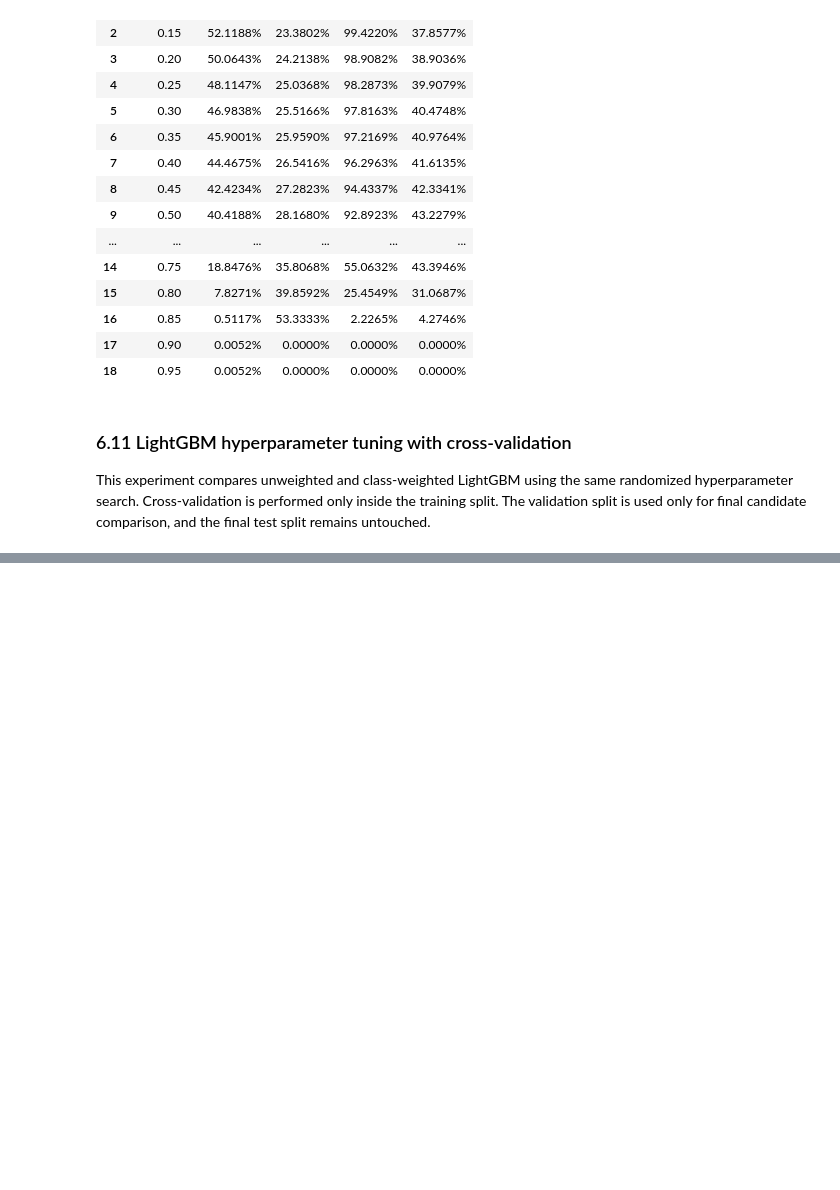
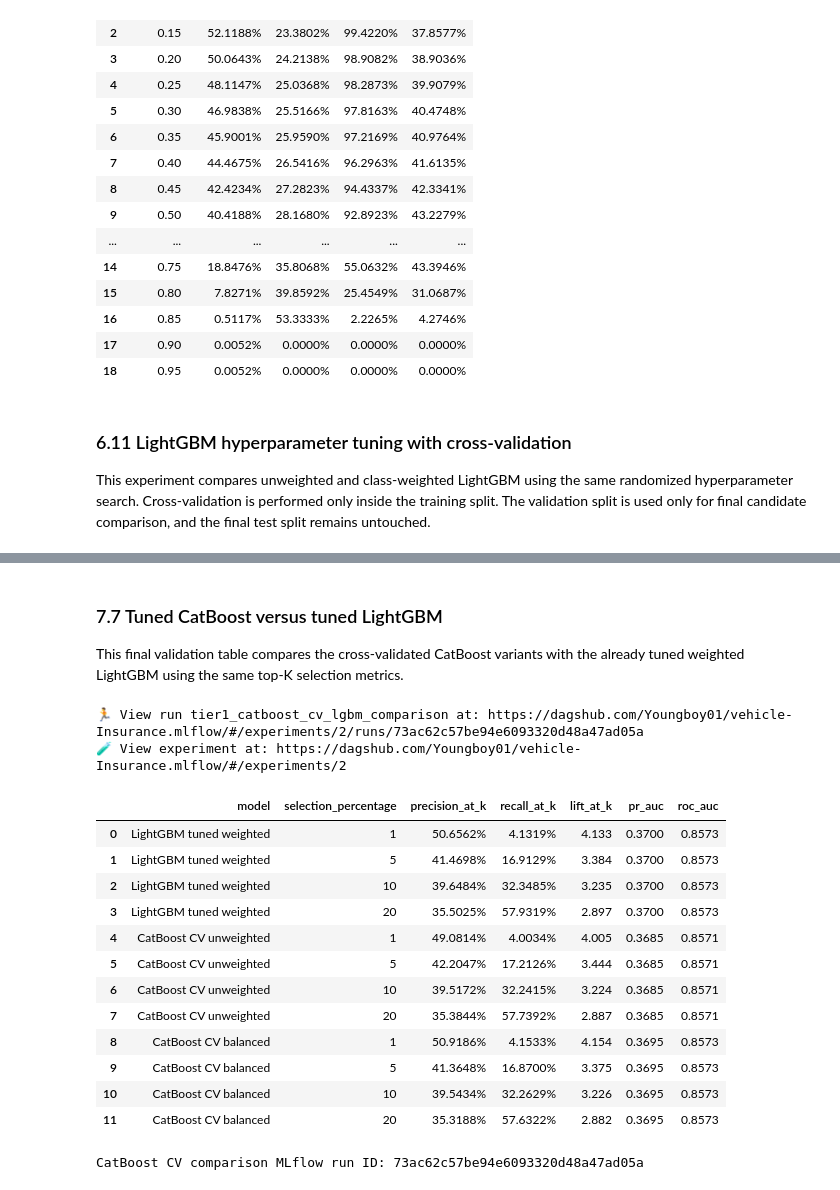
Before and after one commit to Youngboy01/vehicle-Insurance, a Jupyter notebook: notebooks/experimentation_v2.ipynb, the cells around one changed output, grey strips where cells are left out. Cells and saved outputs as stored; diff of their text form; code cells hidden in the pictures; blank space fills up the shorter version.

```diff
--- a/notebooks/experimentation_v2.ipynb
+++ b/notebooks/experimentation_v2.ipynb
@@ -1163,0 +1686,69 @@ Completed class_weighted; MLflow run ID: 543aea08aecd43ee89e5ca66dbf57816
+# %% [markdown]
+### 7.7 Tuned CatBoost versus tuned LightGBM
+
+This final validation table compares the cross-validated CatBoost variants with the already tuned weighted LightGBM using the same top-K selection metrics.
+# %%
+cv_comparison_probas = {
+    "LightGBM tuned weighted": tuned_models["class_weighted"].predict_proba(X_val_processed)[:, 1],
+    "CatBoost CV unweighted": catboost_tuned_models["unweighted"].predict_proba(X_val_cat)[:, 1],
+    "CatBoost CV balanced": catboost_tuned_models["balanced"].predict_proba(X_val_cat)[:, 1],
+}
+
+cv_comparison_rows = []
+for model_name, model_proba in cv_comparison_probas.items():
+    for top_k in top_k_percentages:
+        cv_comparison_rows.append({
+            "model": model_name,
+            "selection_percentage": top_k,
+            "precision_at_k": float(precision_at_k(y_val, model_proba, top_k)),
+            "recall_at_k": float(recall_at_k(y_val, model_proba, top_k)),
+            "lift_at_k": float(Lift_at_k(y_val, model_proba, top_k)),
+            "pr_auc": float(pr_auc(y_val, model_proba)),
+            "roc_auc": float(roc_auc_score(y_val, model_proba)),
+        })
+
+catboost_cv_comparison = pd.DataFrame(cv_comparison_rows)
+
+if mlflow.active_run() is not None:
+    try:
+        mlflow.end_run(status="KILLED")
+    except Exception as cleanup_error:
+        print(f"Stale run was already unavailable remotely; local context cleared: {cleanup_error}")
+
+with mlflow.start_run(run_name="tier1_catboost_cv_lgbm_comparison") as cv_comparison_run:
+    mlflow.log_params({
+        "comparison_split": "validation",
+        "models": ",".join(cv_comparison_probas.keys()),
+        "selection_percentages": ",".join(map(str, top_k_percentages)),
+        "test_set_used": False,
+    })
+    mlflow.log_text(
+        catboost_cv_comparison.to_csv(index=False),
+        artifact_file="catboost_cv_lgbm_validation_comparison.csv",
+    )
+
+display(catboost_cv_comparison.style.format({
+    "precision_at_k": "{:.4%}",
+    "recall_at_k": "{:.4%}",
+    "lift_at_k": "{:.3f}",
+    "pr_auc": "{:.4f}",
+    "roc_auc": "{:.4f}",
+}))
+print(f"CatBoost CV comparison MLflow run ID: {cv_comparison_run.info.run_id}")
+# %% [output]
+🏃 View run tier1_catboost_cv_lgbm_comparison at: https://dagshub.com/Youngboy01/vehicle-Insurance.mlflow/#/experiments/2/runs/73ac62c57be94e6093320d48a47ad05a
+🧪 View experiment at: https://dagshub.com/Youngboy01/vehicle-Insurance.mlflow/#/experiments/2
+|  | model | selection_percentage | precision_at_k | recall_at_k | lift_at_k | pr_auc | roc_auc |
+| 0 | LightGBM tuned weighted | 1 | 50.6562% | 4.1319% | 4.133 | 0.3700 | 0.8573 |
+| 1 | LightGBM tuned weighted | 5 | 41.4698% | 16.9129% | 3.384 | 0.3700 | 0.8573 |
+| 2 | LightGBM tuned weighted | 10 | 39.6484% | 32.3485% | 3.235 | 0.3700 | 0.8573 |
+| 3 | LightGBM tuned weighted | 20 | 35.5025% | 57.9319% | 2.897 | 0.3700 | 0.8573 |
+| 4 | CatBoost CV unweighted | 1 | 49.0814% | 4.0034% | 4.005 | 0.3685 | 0.8571 |
+| 5 | CatBoost CV unweighted | 5 | 42.2047% | 17.2126% | 3.444 | 0.3685 | 0.8571 |
+| 6 | CatBoost CV unweighted | 10 | 39.5172% | 32.2415% | 3.224 | 0.3685 | 0.8571 |
+| 7 | CatBoost CV unweighted | 20 | 35.3844% | 57.7392% | 2.887 | 0.3685 | 0.8571 |
+| 8 | CatBoost CV balanced | 1 | 50.9186% | 4.1533% | 4.154 | 0.3695 | 0.8573 |
+| 9 | CatBoost CV balanced | 5 | 41.3648% | 16.8700% | 3.375 | 0.3695 | 0.8573 |
+| 10 | CatBoost CV balanced | 10 | 39.5434% | 32.2629% | 3.226 | 0.3695 | 0.8573 |
+| 11 | CatBoost CV balanced | 20 | 35.3188% | 57.6322% | 2.882 | 0.3695 | 0.8573 |
+CatBoost CV comparison MLflow run ID: 73ac62c57be94e6093320d48a47ad05a
```
Also changed, not shown: parts of 30 cells of this notebook, 4 other files.
